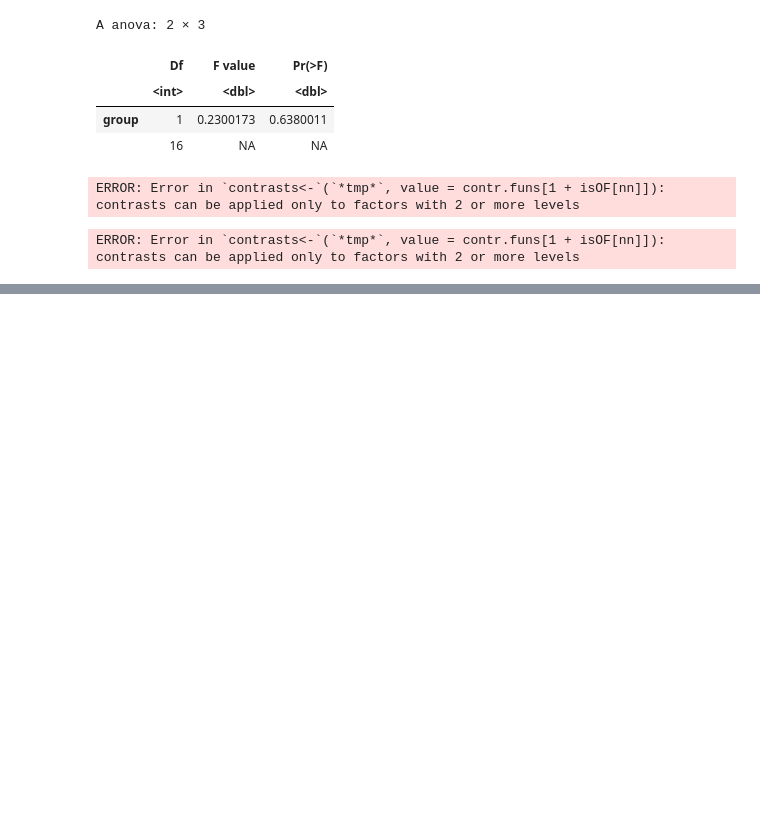
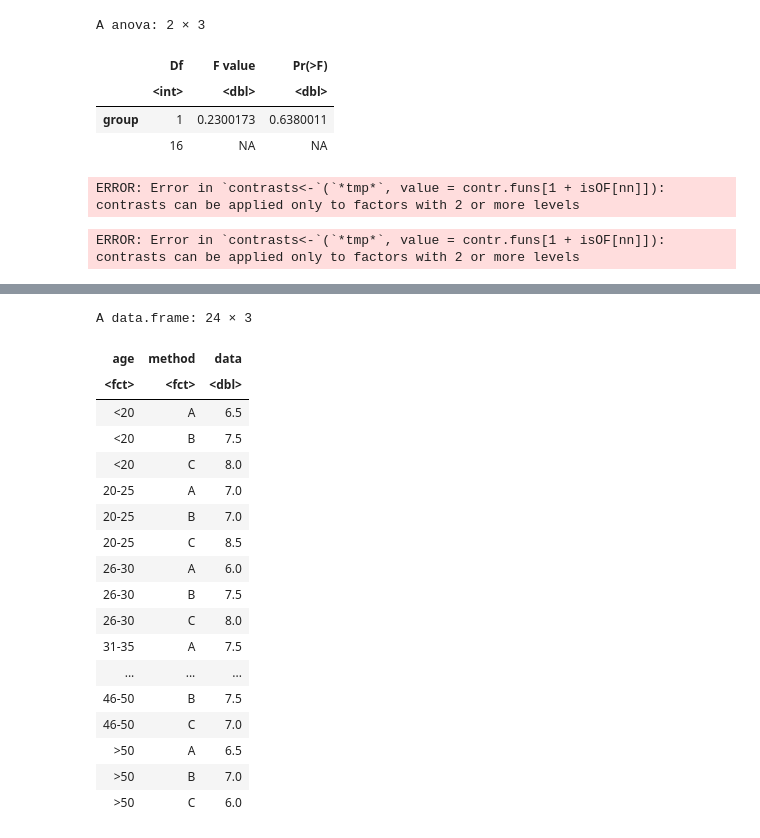
Before and after one commit to tontantip/DADS6001-Applied-statistics, a Jupyter notebook: in class/anova.ipynb, the cells around one changed output, grey strips where cells are left out. Saved outputs shown, nothing was run; the diff lists cells and outputs as text; code cells hidden in the pictures; blank space fills up the shorter version.

```diff
--- a/in class/anova.ipynb
+++ b/in class/anova.ipynb
@@ -1038,0 +1177,26 @@ ERROR: Error in `contrasts<-`(`*tmp*`, value = contr.funs[1 + isOF[nn]]): contra
+# %%
+data <- c(6.5,7.5,8,7,7,8.5,6,7.5,8,7.5,8,8,7,7,7.5,6.5,8,7.5,7,7.5,7,6.5,7,6)
+age <- factor(c(rep("<20",3),rep("20-25",3),rep("26-30",3),rep("31-35",3),rep("36-40",3),rep("41-45",3),rep("46-50",3),rep(">50",3)))
+method <- factor(rep(c("A","B","C")))
+data_table <- data.frame(age,method,data)
+data_table
+# %% [output]
+A data.frame: 24 × 3
+| age | method | data |
+| <fct> | <fct> | <dbl> |
+| <20 | A | 6.5 |
+| <20 | B | 7.5 |
+| <20 | C | 8.0 |
+| 20-25 | A | 7.0 |
+| 20-25 | B | 7.0 |
+| 20-25 | C | 8.5 |
+| 26-30 | A | 6.0 |
+| 26-30 | B | 7.5 |
+| 26-30 | C | 8.0 |
+| 31-35 | A | 7.5 |
+| ... | ... | ... |
+| 46-50 | B | 7.5 |
+| 46-50 | C | 7.0 |
+| >50 | A | 6.5 |
+| >50 | B | 7.0 |
+| >50 | C | 6.0 |
```
Also changed, not shown: parts of 14 cells of this notebook.
